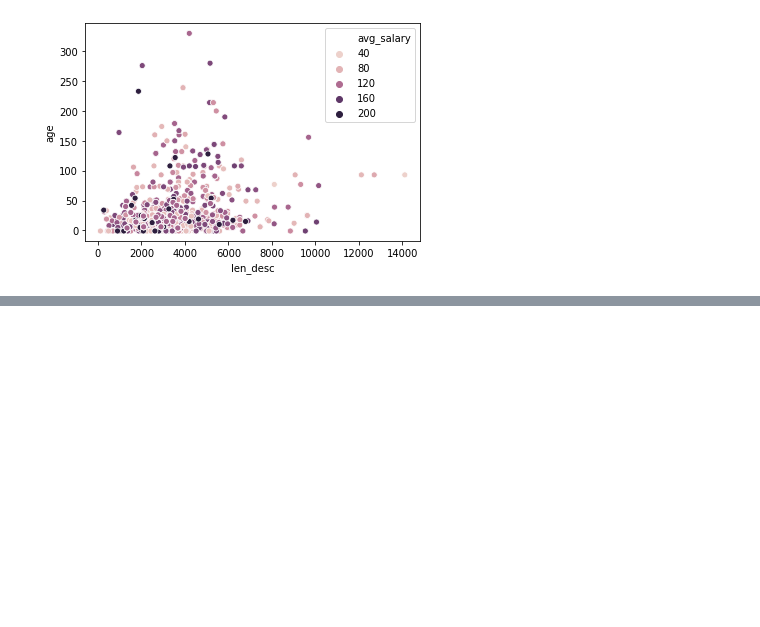
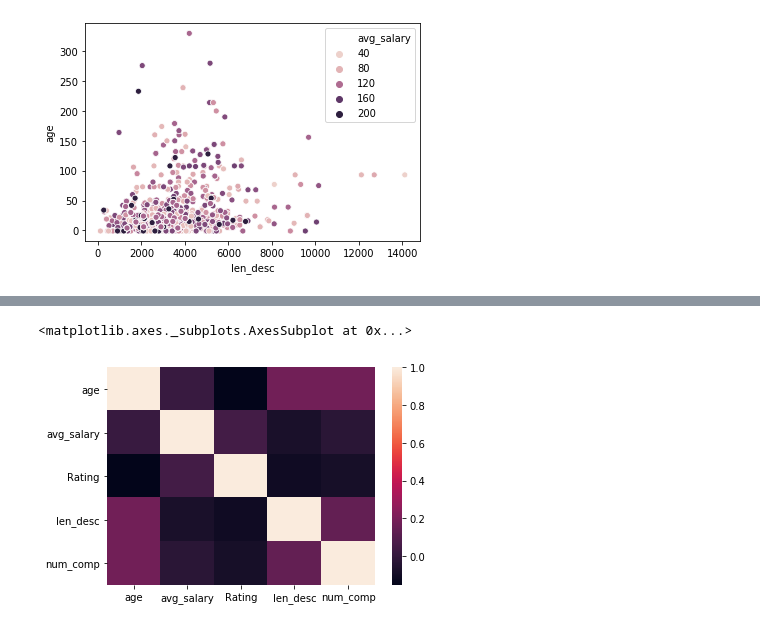
Before and after one commit to JaykumarDagli/DS-Salary, a Jupyter notebook: DataAnalysis.ipynb, the cells around one changed output, grey strips where cells are left out. Drawn from its saved outputs; the diff is of its cells as text; code cells hidden in the pictures; blank space fills up the shorter version.

```diff
--- a/DataAnalysis.ipynb
+++ b/DataAnalysis.ipynb
@@ -79,0 +115,3 @@ sns.scatterplot(x=df.len_desc,y=df.age,hue=df.avg_salary)
+# %%
+c1=df[['age','avg_salary','Rating','len_desc','num_comp']].corr()
+c1
@@ -79,0 +125,5 @@ sns.scatterplot(x=df.len_desc,y=df.age,hue=df.avg_salary)
+# %%
+sns.heatmap(c1)
+# %% [output]
+<matplotlib.axes._subplots.AxesSubplot at 0x...>
+[figure, added]
```
Also changed, not shown: parts of 31 cells of this notebook.
